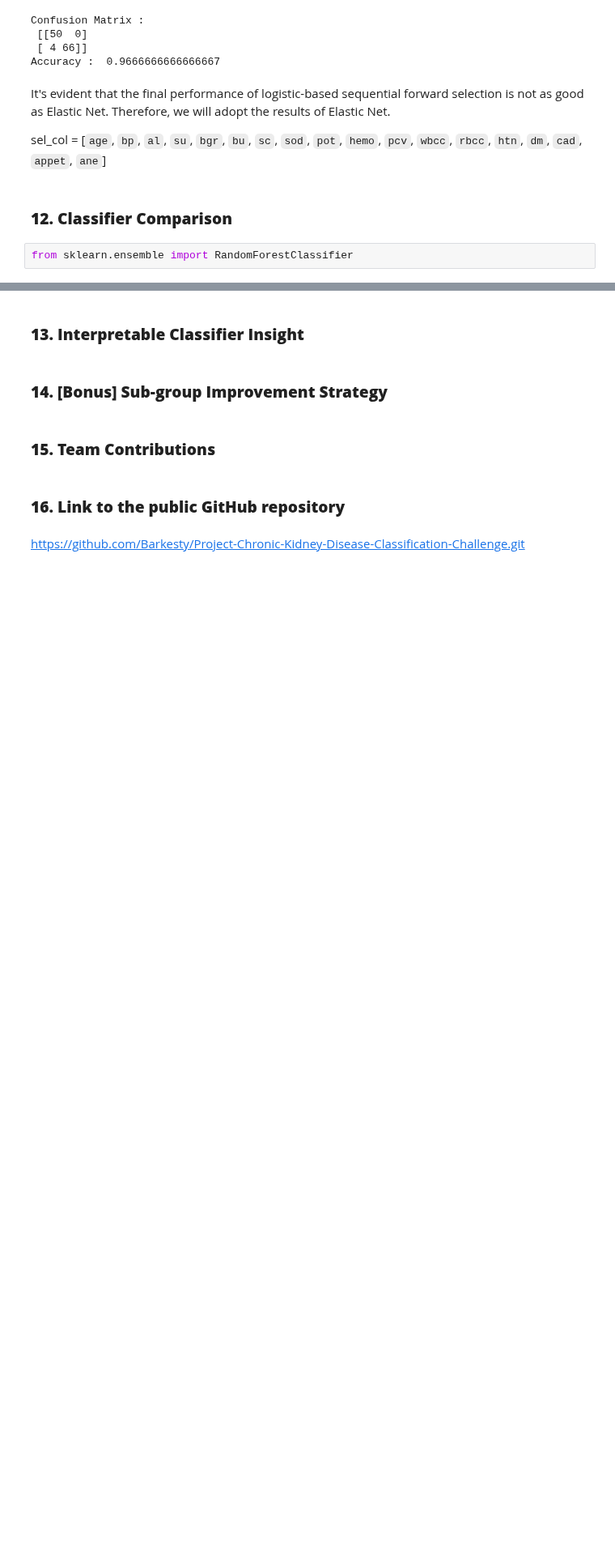
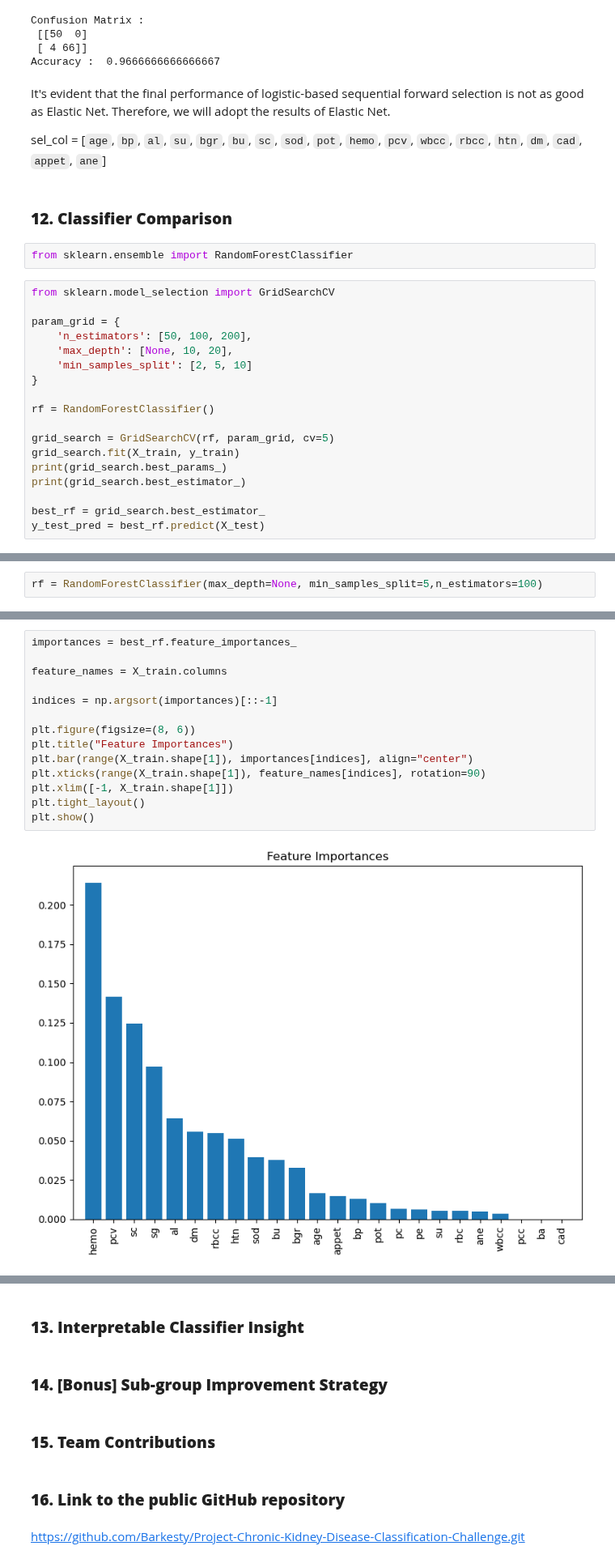
Before and after one commit to Barkesty/Project-Chronic-Kidney-Disease-Classification-Challenge, a Jupyter notebook: project.ipynb, the cells around one changed output, grey strips where cells are left out. Shown at 81% size. Drawn from its saved outputs; the diff is of its cells as text; blank space fills up the shorter version.

Commit message:
random forest+grid search+feature selection+confusion matrix

```diff
--- a/project.ipynb
+++ b/project.ipynb
@@ -1232,3 +1232,21 @@ sel_col = [`age`, `bp`, `al`, `su`, `bgr`, `bu`, `sc`, `sod`, `pot`, `hemo`, `pc
 ### **12. Classifier Comparison**
 # %%
 from sklearn.ensemble import RandomForestClassifier
+# %%
+from sklearn.model_selection import GridSearchCV
+
+param_grid = {
+    'n_estimators': [50, 100, 200],
+    'max_depth': [None, 10, 20],
+    'min_samples_split': [2, 5, 10]
+}
+
+rf = RandomForestClassifier()
+
+grid_search = GridSearchCV(rf, param_grid, cv=5)
+grid_search.fit(X_train, y_train)
+print(grid_search.best_params_)
+print(grid_search.best_estimator_)
+
+best_rf = grid_search.best_estimator_
+y_test_pred = best_rf.predict(X_test)
@@ -1235 +1256,3 @@ from sklearn.ensemble import RandomForestClassifier
+# %%
+rf = RandomForestClassifier(max_depth=None, min_samples_split=5,n_estimators=100)
 # %%
@@ -1249 +1278,17 @@ weighted avg       1.00      1.00      1.00       120
+# %%
+importances = best_rf.feature_importances_
+
+feature_names = X_train.columns
+
+indices = np.argsort(importances)[::-1]
+
+plt.figure(figsize=(8, 6))
+plt.title("Feature Importances")
+plt.bar(range(X_train.shape[1]), importances[indices], align="center")
+plt.xticks(range(X_train.shape[1]), feature_names[indices], rotation=90)
+plt.xlim([-1, X_train.shape[1]])
+plt.tight_layout()
+plt.show()
+# %% [output]
+[figure, added]
 # %% [markdown]
```
Also changed, not shown: parts of 9 cells of this notebook.
